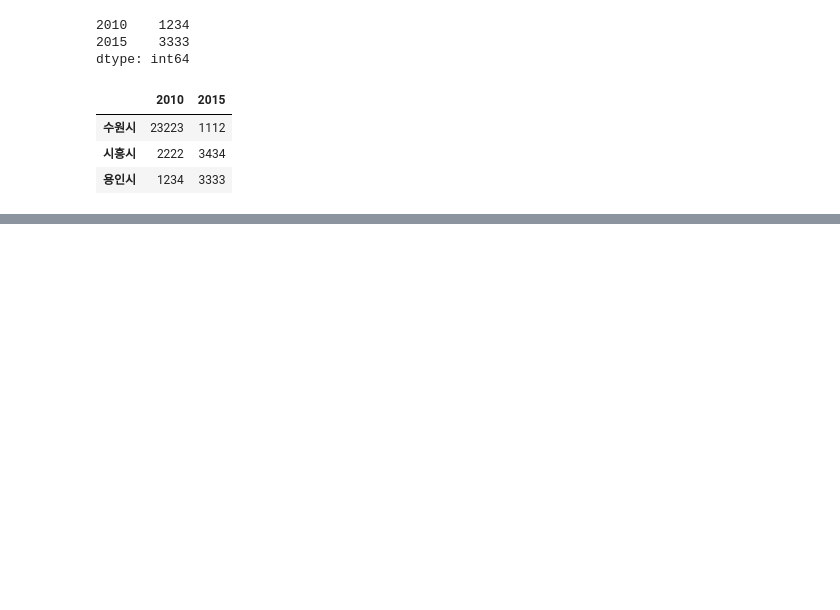
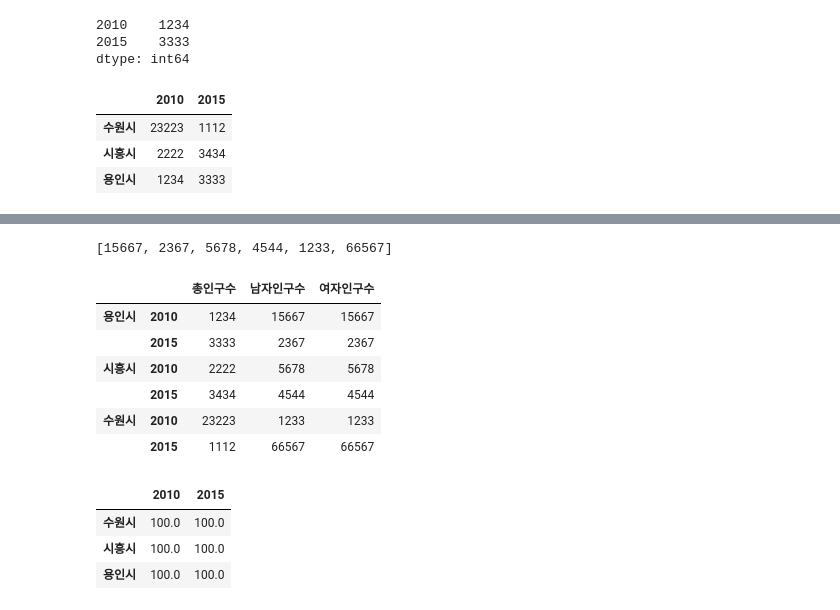
Before and after one commit to yumi-jun/LearnPandas, a Jupyter notebook: 판다스.ipynb, the cells around one changed output, grey strips where cells are left out. Saved outputs shown, nothing was run; the diff lists cells and outputs as text; code cells hidden in the pictures; blank space fills up the shorter version.

```diff
--- a/판다스.ipynb
+++ b/판다스.ipynb
@@ -380,3 +380,8 @@ population.unstack()
 | 수원시 | 23223 | 1112 |
 | 시흥시 | 2222 | 3434 |
 | 용인시 | 1234 | 3333 |
+# %%
+male_tuple=[15667,2367,
+            5678,4544,
+            1233,66567]
+male_tuple
@@ -382,0 +401,28 @@ population.unstack()
+# %%
+female_tuple=[15667,2367,
+            5678,4544,
+            1233,66567]
+female_tuple
+# %% [output]
+[15667, 2367, 5678, 4544, 1233, 66567]
+# %%
+korea_mdf=pd.DataFrame({'총인구수':population,'남자인구수':male_tuple,'여자인구수':female_tuple})
+korea_mdf
+# %% [output]
+|  |  | 총인구수 | 남자인구수 | 여자인구수 |
+| 용인시 | 2010 | 1234 | 15667 | 15667 |
+|  | 2015 | 3333 | 2367 | 2367 |
+| 시흥시 | 2010 | 2222 | 5678 | 5678 |
+|  | 2015 | 3434 | 4544 | 4544 |
+| 수원시 | 2010 | 23223 | 1233 | 1233 |
+|  | 2015 | 1112 | 66567 | 66567 |
+# %%
+ratio=korea_mdf['남자인구수']*100/korea_mdf['여자인구수']
+korea_mdf=pd.DataFrame({'총인구수':population,'남자인구수':male_tuple,'여자인구수':female_tuple,'비율':ratio})
+korea_mdf
+ratio.unstack()
+# %% [output]
+|  | 2010 | 2015 |
+| 수원시 | 100.0 | 100.0 |
+| 시흥시 | 100.0 | 100.0 |
+| 용인시 | 100.0 | 100.0 |
```
Also changed, not shown: parts of 9 cells of this notebook.
